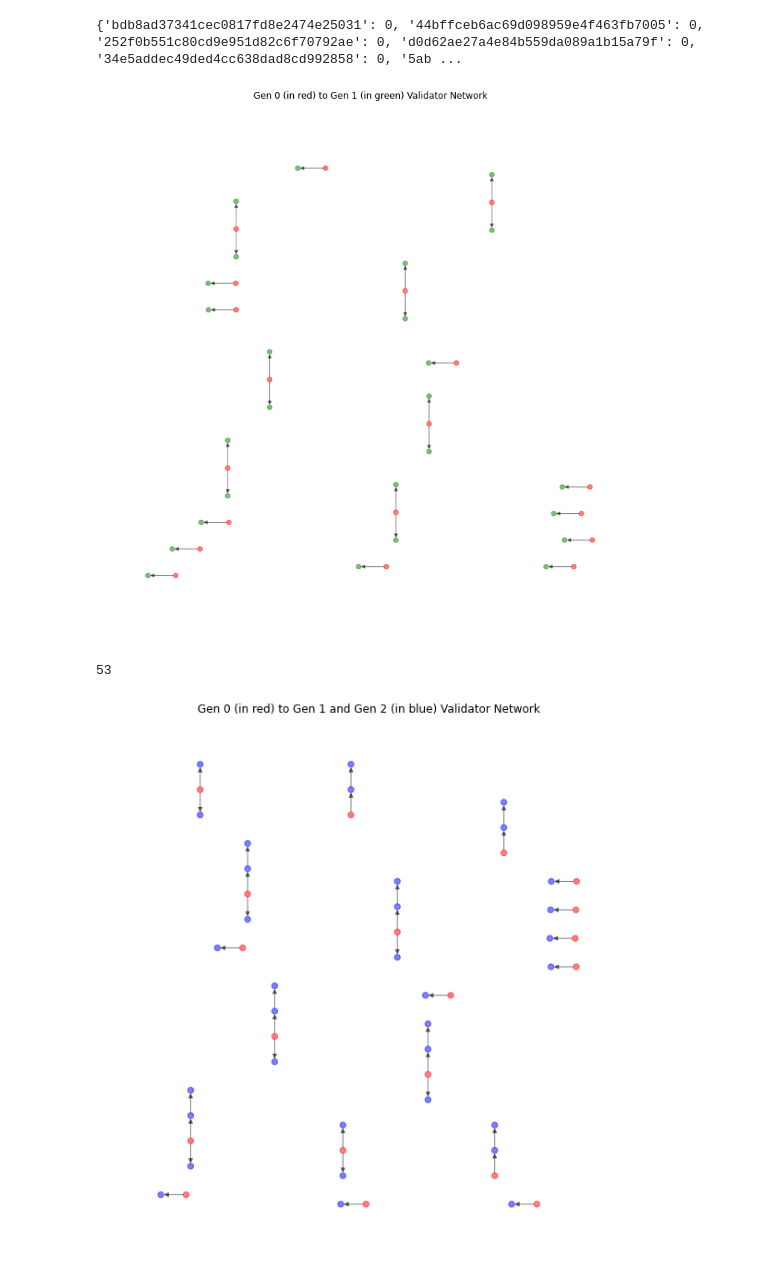
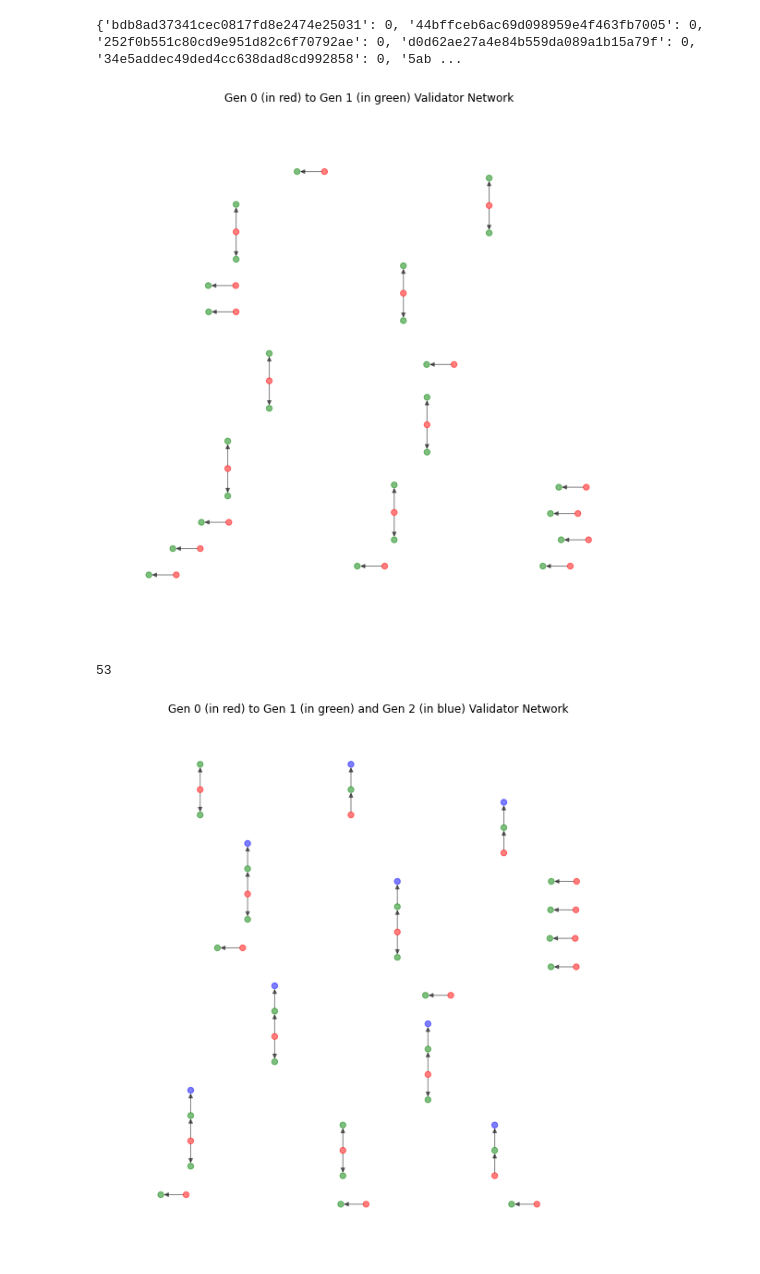
Before and after one commit to matttyb80/ol-analytical-research, a Jupyter notebook: validator_network_full.ipynb, the cells around one changed output. Saved outputs shown, nothing was run; the diff lists cells and outputs as text; code cells hidden in the pictures.

Commit message:
add colors for 3 generations

```diff
--- a/validator_network_full.ipynb
+++ b/validator_network_full.ipynb
@@ -154,7 +154,7 @@ genesis_only_key[0]
 G = nx.DiGraph()
 for node in genesis_only:
     for keys, values in node.items():
-        G.add_node(node['address'], children = node['children'], epoch_onboarded = 0) # epoch_onboarded = values['epoch_onboarded']) not true for genesis
+        G.add_node(node['address'], children = node['children'], epoch_onboarded = 0, generation = 0) # epoch_onboarded = values['epoch_onboarded']) not true for genesis
         # print(G)
 
 # from_dict_of_dicts(genesis_tree)
@@ -190,7 +190,7 @@ for node in G:
         print(node, '  ',len(G.nodes[node]['children']))
         for child in G.nodes[node]['children']:
             C.add_node(child['address'])
-            C.add_node(child['address'], epoch_onboarded= child['epoch_onboarded'])
+            C.add_node(child['address'], epoch_onboarded= child['epoch_onboarded'], generation = 1)
             C.add_edge(node,child['address'])
             # print(child)
     else:
@@ -228,7 +228,7 @@ for node,d in G.nodes(data=True):
         print(node, '  ',len(G.nodes[node]['children']))
         for child in G.nodes[node]['children']:
             # C.add_node(child['address'])
-            C.add_node(child['address'], epoch_onboarded= child['epoch_onboarded'])
+            C.add_node(child['address'], epoch_onboarded= child['epoch_onboarded'], generation = 1)
             C.add_edge(node,child['address'])
 
             gen1_list.append(child['address'])
@@ -304,7 +304,7 @@ for n, d in C.nodes(data=True):
 
             C_2.add_node(n,data=True)
             for child in values['children']:
-                C_2.add_node(child['address'], epoch_onboarded= child['epoch_onboarded'])
+                C_2.add_node(child['address'], epoch_onboarded= child['epoch_onboarded'], generation = 2)
                 C_2.add_edge(n,child['address'])
 # %% [output]
 [{'address': '97a31d6d14fc8024a34b1630e9c4f638', 'parent': 'a6be3ad55806f2f65cd1776322aede1a', 'epoch_onboarded': 36, 'version_onboarded': 9042418}]
@@ -371,27 +369,28 @@ print(epoch_onboarded)
 # %% [output]
 {'bdb8ad37341cec0817fd8e2474e25031': 0, '44bffceb6ac69d098959e4f463fb7005': 0, '252f0b551c80cd9e951d82c6f70792ae': 0, 'd0d62ae27a4e84b559da089a1b15a79f': 0, '34e5addec49ded4cc638dad8cd992858': 0, '5ab ...
 # %%
+color_map = ['red' if H.nodes[node]['epoch_onboarded'] == 0 else 'green' for node in H]
 pos = nx.nx_agraph.graphviz_layout(H, prog="twopi", args="")
-plt.figure(figsize=(10, 10))
+plt.figure(figsize=(8, 8))
 nx.draw(H, pos, node_size=40, alpha=0.5, node_color=color_map, with_labels=False)
 plt.axis("equal")
 plt.title('Gen 0 (in red) to Gen 1 (in green) Validator Network')
 plt.show()
 # %% [output]
-[figure, old version]
+[figure, new version]
 # %%
 len(H_2)
 # %% [output]
 53
 # %%
-# color_map = ['red' if H_2.nodes[node]['epoch_onboarded'] == 0 else 'green' if H_2.nodes[node]['epoch_onboarded'] > 0 or H_2.nodes[node]['epoch_onboarded'] < 20 else 'blue' for node in H_2]
-color_map = ['red' if H_2.nodes[node]['epoch_onboarded'] == 0 else 'blue' for node in H_2]
+color_map = ['red' if H_2.nodes[node]['epoch_onboarded'] == 0 else 'green' if H_2.nodes[node]['generation'] ==1 else 'blue' for node in H_2]
+# color_map = ['red' if H_2.nodes[node]['epoch_onboarded'] == 0 else 'blue' for node in H_2]
 
 pos = nx.nx_agraph.graphviz_layout(H_2, prog="twopi", args="")
 plt.figure(figsize=(8, 8))
 nx.draw(H_2, pos, node_size=40, alpha=0.5, node_color=color_map, with_labels=False)
 plt.axis("equal")
-plt.title('Gen 0 (in red) to Gen 1 and Gen 2 (in blue) Validator Network')
+plt.title('Gen 0 (in red) to Gen 1 (in green) and Gen 2 (in blue) Validator Network')
 plt.show()
 # %% [output]
-[figure, old version]
+[figure, new version]
```
Also changed, not shown: parts of 2 cells of this notebook.
